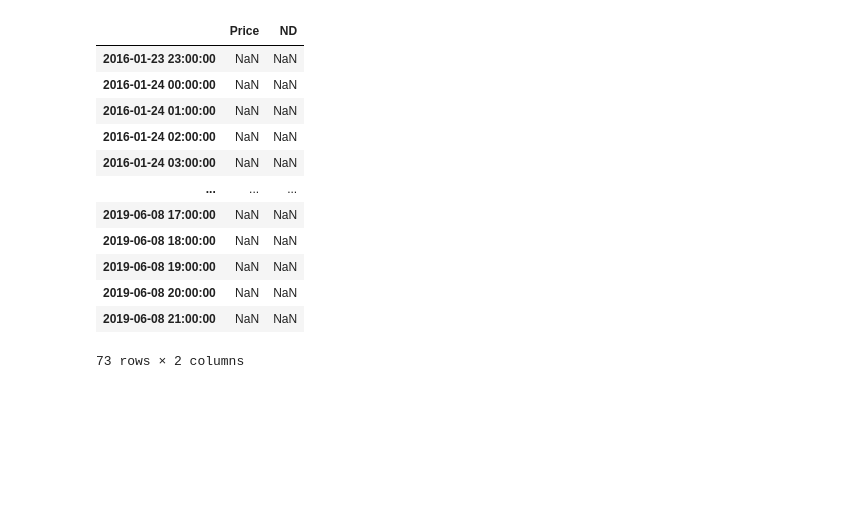
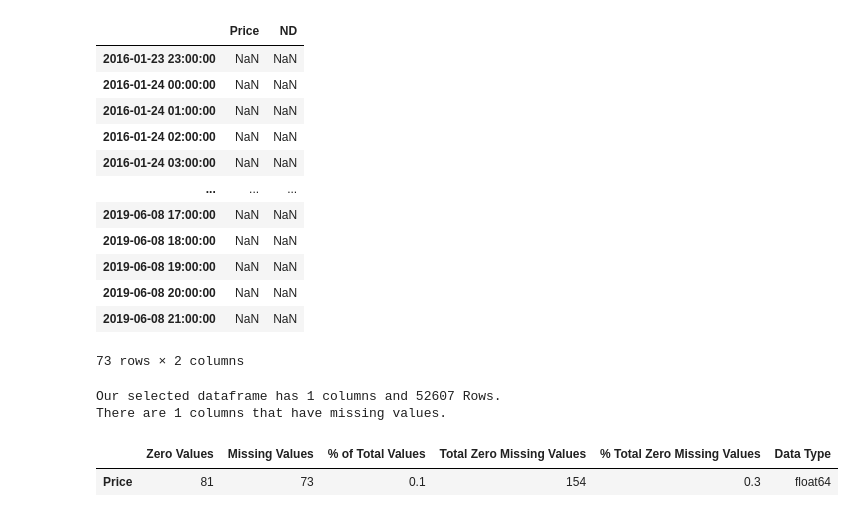
Before and after one commit to KlimisStilp/Price_Timeseries_UK_VScode, a Jupyter notebook: Price Timeseries UK/Totalload_SolarWind_Price_Timeseries.ipynb, the cells around one changed output. Cells and saved outputs as stored; diff of their text form; code cells hidden in the pictures; blank space fills up the shorter version.

```diff
--- a/Price Timeseries UK/Totalload_SolarWind_Price_Timeseries.ipynb
+++ b/Price Timeseries UK/Totalload_SolarWind_Price_Timeseries.ipynb
@@ -914,3 +914,17 @@ test[test['ND'].isna()]
 | 2019-06-08 20:00:00 | NaN | NaN |
 | 2019-06-08 21:00:00 | NaN | NaN |
 73 rows × 2 columns
+# %%
+price_2 = pd.read_csv(r'C:\Users\2836589S\OneDrive - University of Glasgow\Python Notebooks - Jupyter\energy_prices.csv',
+                    parse_dates=['DateTime'])
+# %%
+price_2.set_index('DateTime', inplace=True)
+# %%
+price_2_test = price_2.resample('h').mean()
+# %%
+missing_zero_values_table(price_2_test)
+# %% [output]
+Our selected dataframe has 1 columns and 52607 Rows.
+There are 1 columns that have missing values.
+|  | Zero Values | Missing Values | % of Total Values | Total Zero Missing Values | % Total Zero Missing Values | Data Type |
+| Price | 81 | 73 | 0.1 | 154 | 0.3 | float64 |
```
